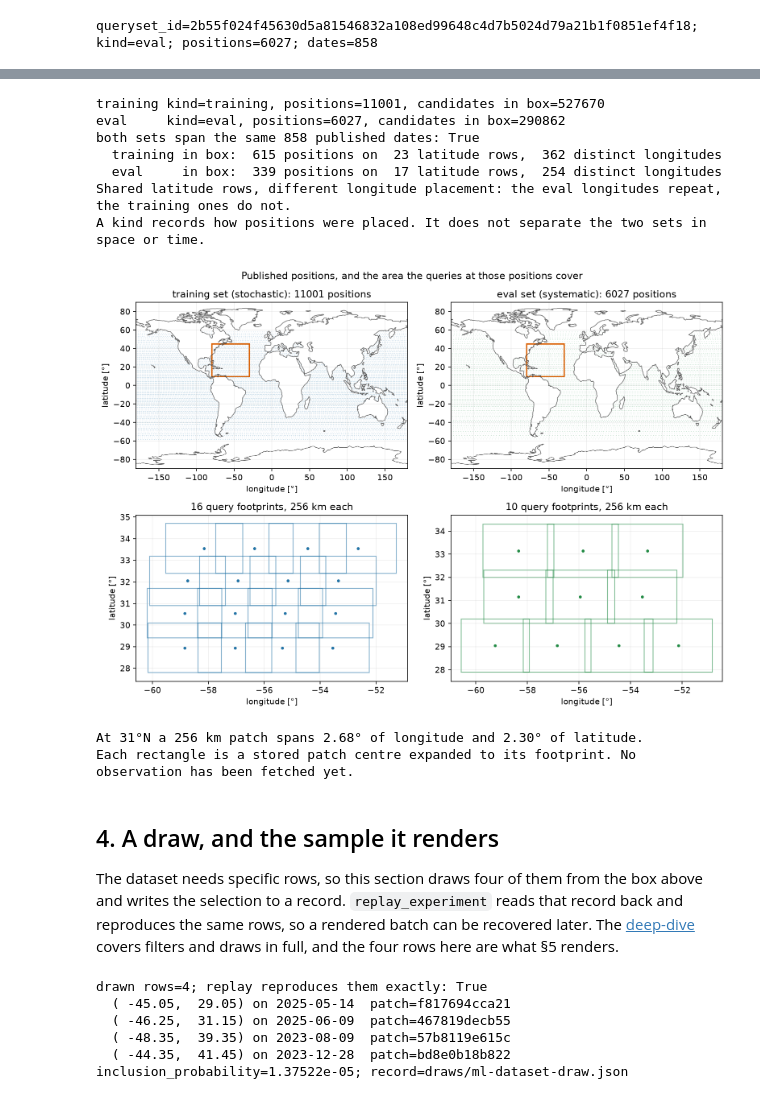
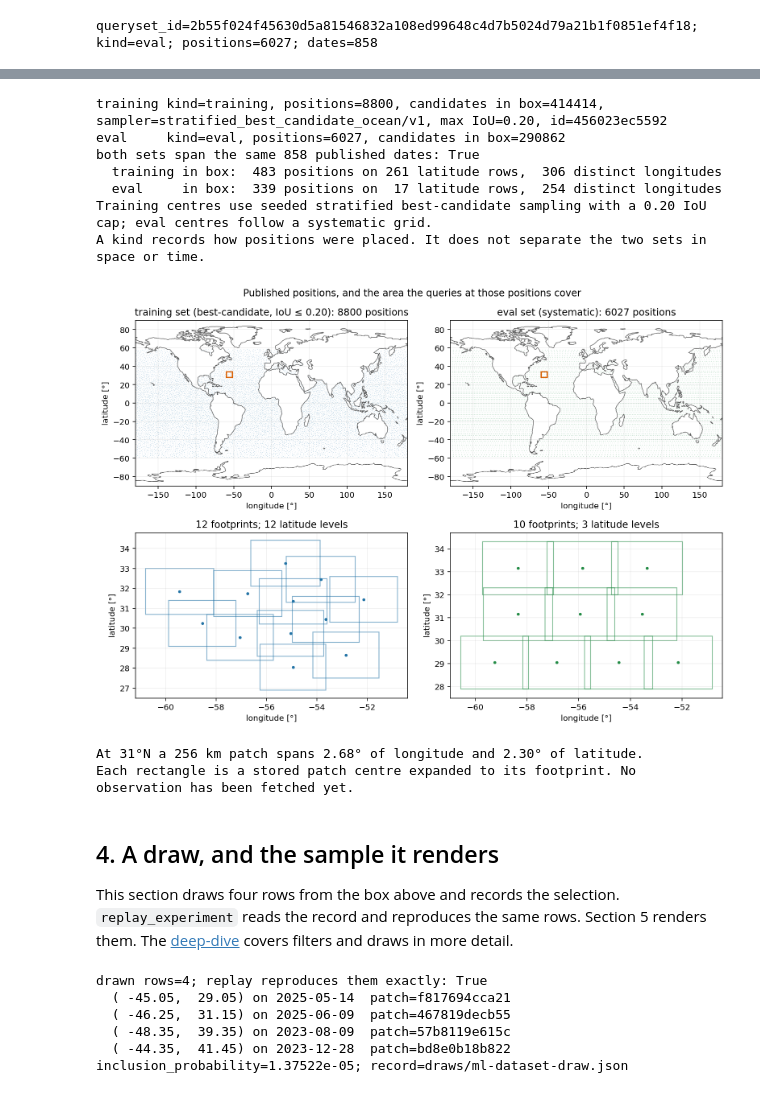
Before and after one commit to nilsleh/oceanTACO, a Jupyter notebook: docs/tutorials/ml_dataset.ipynb, the cells around one changed output, grey strips where cells are left out. Saved outputs shown, nothing was run; the diff lists cells and outputs as text; code cells hidden in the pictures.

```diff
--- a/docs/tutorials/ml_dataset.ipynb
+++ b/docs/tutorials/ml_dataset.ipynb
@@ -237,9 +237,9 @@ def batch_dates(batch):
 from ocean_taco import CatalogConfig, QuerySet
 from ocean_taco.retrieve import load_hf_dataset
 
-config = CatalogConfig()
+config = CatalogConfig(revision=QUERYSET_REVISION)
 catalog = load_hf_dataset(config)
-queryset = QuerySet.from_hub(PATCH_SIZE_KM, "eval")
+queryset = QuerySet.from_hub(PATCH_SIZE_KM, "eval", revision=QUERYSET_REVISION)
 print(f"queryset_id={queryset.queryset_id}; kind={queryset.header['kind']}; positions={len(queryset.positions)}; dates={len(queryset.dates)}")
 # %% [output]
 queryset_id=2b55f024f45630d5a81546832a108ed99648c4d7b5024d79a21b1f0851ef4f18; kind=eval; positions=6027; dates=858
@@ -366,11 +358,15 @@ the query construction that follows from this.
 # %%
 from ocean_taco import GeoBox, QueryFilter, select_queryset
-training = QuerySet.from_hub(PATCH_SIZE_KM, "training")
+training = QuerySet.from_hub(PATCH_SIZE_KM, "training", revision=QUERYSET_REVISION)
+training_sampling = training.header["position_sampling"]
+assert len(training.positions) == TRAINING_POSITION_COUNTS[PATCH_SIZE_KM]
+assert training_sampling["method"] == "stratified_best_candidate_ocean/v1"
+assert training_sampling["maximum_pair_iou"] == TRAINING_MAXIMUM_PAIR_IOU
 evaluation = queryset
 split_box = GeoBox(-80, -30, 10, 45)
 train_rows = select_queryset(training, QueryFilter(box=split_box))
 eval_rows = select_queryset(evaluation, QueryFilter(box=split_box))
-print(f"training kind={training.header['kind']}, positions={len(training.positions)}, candidates in box={train_rows.count}")
+print(f"training kind={training.header['kind']}, positions={len(training.positions)}, candidates in box={train_rows.count}, sampler={training_sampling['method']}, max IoU={training_sampling['maximum_pair_iou']:.2f}, id={training.queryset_id[:12]}")
 print(f"eval     kind={evaluation.header['kind']}, positions={len(evaluation.positions)}, candidates in box={eval_rows.count}")
 print(f"both sets span the same {len(training.dates)} published dates: {len(training.dates) == len(evaluation.dates)}")
 for label, source in (("training", training), ("eval", evaluation)):
@@ -381,77 +377,68 @@ for label, source in (("training", training), ("eval", evaluation)):
     rows = np.unique(np.round(lats[inside], 3))
     print(f"  {label:8s} in box: {int(inside.sum()):4d} positions on {len(rows):3d} latitude rows, "
           f"{len(np.unique(np.round(lons[inside], 3))):4d} distinct longitudes")
-print("Shared latitude rows, different longitude placement: the eval longitudes repeat, the training ones do not.")
+print("Training centres use seeded stratified best-candidate sampling with a 0.20 IoU cap; eval centres follow a systematic grid.")
 print("A kind records how positions were placed. It does not separate the two sets in space or time.")
 # %% [output]
-training kind=training, positions=11001, candidates in box=527670
+training kind=training, positions=8800, candidates in box=414414, sampler=stratified_best_candidate_ocean/v1, max IoU=0.20, id=456023ec5592
 eval     kind=eval, positions=6027, candidates in box=290862
 both sets span the same 858 published dates: True
-  training in box:  615 positions on  23 latitude rows,  362 distinct longitudes
+  training in box:  483 positions on 261 latitude rows,  306 distinct longitudes
   eval     in box:  339 positions on  17 latitude rows,  254 distinct longitudes
-Shared latitude rows, different longitude placement: the eval longitudes repeat, the training ones do not.
+Training centres use seeded stratified best-candidate sampling with a 0.20 IoU cap; eval centres follow a systematic grid.
 A kind records how positions were placed. It does not separate the two sets in space or time.
 # %%
-# Top row: the whole ocean, where the two placements are hard to tell apart.
-# Bottom row: query footprints in a few degrees of the North Atlantic, drawn at
-# the size the patch actually covers rather than as dimensionless centres.
 FOOTPRINT_BOX = GeoBox(-60, -52, 28, 34)
 patch = PatchSize(PATCH_SIZE_KM, "km")
 fig, axes = plt.subplots(2, 2, figsize=(11, 7.8))
-sets = (("training set (stochastic)", training, "#2474a6"),
+sets = (("training set (best-candidate, IoU ≤ 0.20)", training, "#2474a6"),
         ("eval set (systematic)", evaluation, "#238b45"))
 for column, (label, source, colour) in enumerate(sets):
     lons = np.array([p["centre_lon"] for p in source.positions])
     lats = np.array([p["centre_lat"] for p in source.positions])
-    # Marker size and opacity suit the global panels, which carry thousands of
-    # points: one setting for both rows would smear these into a solid block.
     axes[0, column].scatter(lons, lats, s=.6, alpha=.35, color=colour, linewidths=0, rasterized=True)
-    axes[0, column].add_patch(plt.Rectangle((split_box.lon_min, split_box.lat_min),
-                                            split_box.lon_max - split_box.lon_min,
-                                            split_box.lat_max - split_box.lat_min,
+    axes[0, column].add_patch(plt.Rectangle((FOOTPRINT_BOX.lon_min, FOOTPRINT_BOX.lat_min),
+                                            FOOTPRINT_BOX.lon_max - FOOTPRINT_BOX.lon_min,
+                                            FOOTPRINT_BOX.lat_max - FOOTPRINT_BOX.lat_min,
                                             fill=False, edgecolor="#d95f02", linewidth=1.6))
     axes[0, column].set(title=f"{label}: {len(lons)} positions", xlabel="longitude [°]",
                         ylabel="latitude [°]", xlim=(-180, 180), ylim=(-90, 90))
     add_coastlines(axes[0, column])
 
     inside = ((lons >= FOOTPRINT_BOX.lon_min) & (lons <= FOOTPRINT_BOX.lon_max)
               & (lats >= FOOTPRINT_BOX.lat_min) & (lats <= FOOTPRINT_BOX.lat_max))
-    # footprint() is the same call the library uses to turn a centre into the
-    # box a query covers, so these rectangles are the queries themselves.
     footprints = [patch.footprint(lon, lat) for lon, lat in zip(lons[inside], lats[inside])]
+    latitude_levels = len(np.unique(np.round(lats[inside], 3)))
     for box in footprints:
         axes[1, column].add_patch(plt.Rectangle((box.lon_min, box.lat_min),
                                                 box.lon_max - box.lon_min,
                                                 box.lat_max - box.lat_min,
                                                 fill=False, edgecolor=colour, linewidth=1.1, alpha=.55))
     axes[1, column].scatter(lons[inside], lats[inside], s=7, color=colour, zorder=3)
-    # Limits come from the footprints rather than from the selection box, so no
-    # rectangle is cut off at the edge and every overlap stays visible.
-    axes[1, column].set(title=f"{len(footprints)} query footprints, {PATCH_SIZE_KM} km each",
+    axes[1, column].set(title=f"{len(footprints)} footprints; {latitude_levels} latitude levels",
                         xlabel="longitude [°]", ylabel="latitude [°]",
                         xlim=(min(b.lon_min for b in footprints) - .4, max(b.lon_max for b in footprints) + .4),
                         ylim=(min(b.lat_min for b in footprints) - .4, max(b.lat_max for b in footprints) + .4))
     add_coastlines(axes[1, column])
 for axis in axes.ravel():
     axis.grid(alpha=.2)
 fig.suptitle("Published positions, and the area the queries at those positions cover")
 fig.tight_layout()
 display_figure(fig)
 lon_span, lat_span = patch.to_degrees(centre_lat=31.0)
 print(f"At 31°N a {PATCH_SIZE_KM} km patch spans {lon_span:.2f}° of longitude and {lat_span:.2f}° of latitude.")
 print("Each rectangle is a stored patch centre expanded to its footprint. No observation has been fetched yet.")
 # %% [output]
-[figure, old version]
+[figure, new version]
 At 31°N a 256 km patch spans 2.68° of longitude and 2.30° of latitude.
 Each rectangle is a stored patch centre expanded to its footprint. No observation has been fetched yet.
 # %% [markdown]
 ## 4. A draw, and the sample it renders
 
-The dataset needs specific rows, so this section draws four of them from the
-box above and writes the selection to a record. `replay_experiment` reads that
-record back and reproduces the same rows, so a rendered batch can be recovered
-later. The [deep-dive](data_retrieval_workflows.ipynb) covers
-filters and draws in full, and the four rows here are what §5 renders.
+This section draws four rows from the box above and records the selection.
+`replay_experiment` reads the record and reproduces the same rows. Section 5
+renders them. The [deep-dive](data_retrieval_workflows.ipynb) covers filters
+and draws in more detail.
 # %%
 from ocean_taco import draw_queryset, replay_experiment
 selection = QueryFilter(box=split_box)
```
Also changed, not shown: parts of 18 cells of this notebook, 10 other files.
